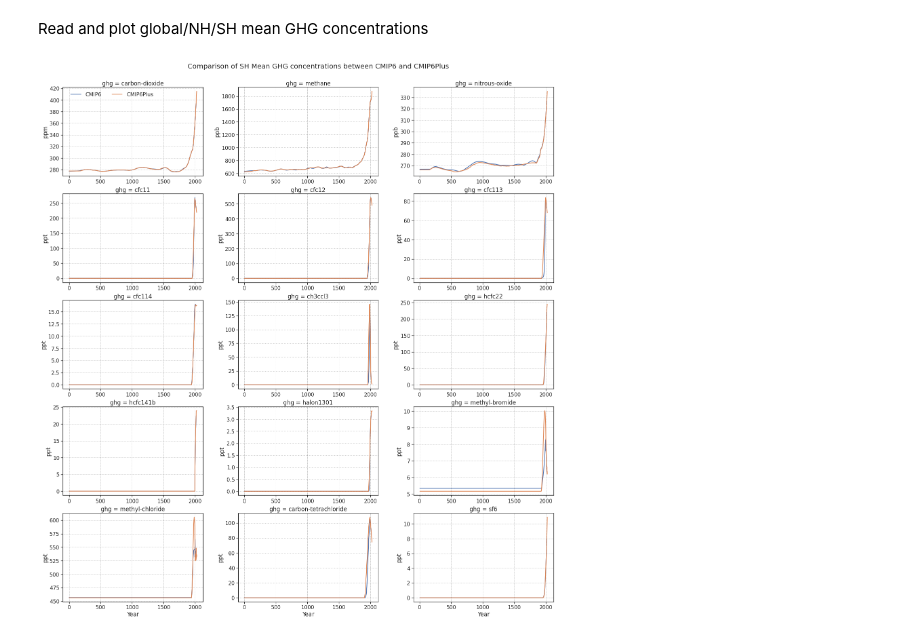
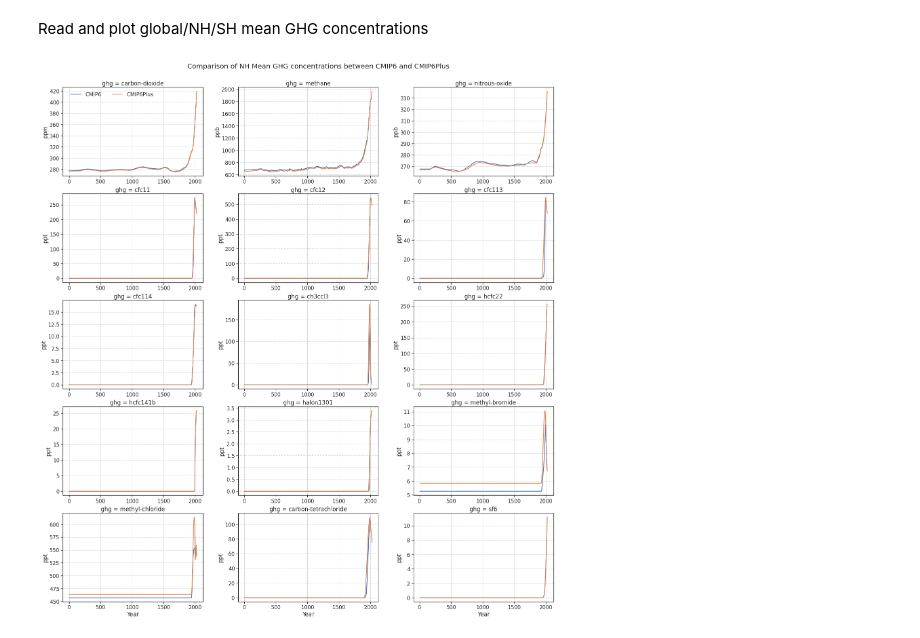
Before and after one commit to vnaik60/evaluate_cmip_forcingdatasets, a Jupyter notebook: ghg/compare_ghgconcs.ipynb, the cells around one changed output. Cells and saved outputs as stored; diff of their text form; code cells hidden in the pictures.

```diff
--- a/ghg/compare_ghgconcs.ipynb
+++ b/ghg/compare_ghgconcs.ipynb
@@ -29,11 +29,11 @@ plist = ['carbon-dioxide','methane','nitrous-oxide','cfc11','cfc12','cfc113','cf
 years = np.arange(0.5, 2023.5,1)
 # %%
 #Define region and figure file
-preg = 2 #global=0, NH=1, SH=2
-region = 'SH'
+preg = 1 #global=0, NH=1, SH=2
+region = 'NH'
 figfile = plotdir+"nh.ghg_comparison.png"
 # %%
-def create_ghg_frames(cmipera,direc,plist,preg):
+def create_ghg_frames(cmipera,direc):
     flist = [os.path.join(r,file) for r,d,f in os.walk(direc) for file in f]
     splist = []
     for nm in flist:
@@ -93,7 +93,7 @@ def create_ghg_frames(cmipera,direc,plist,preg):
     P = P.drop(columns=['index'],errors='ignore')
     return P, units
 # %%
-def plot_ghg (combined_df, units, figfile):
+def plot_ghg (combined_df, units):
     stitle='Comparison of '+region+' Mean GHG concentrations between CMIP6 and CMIP6Plus'
     sns.set_style("ticks")
     sns.set_context("paper", font_scale = 1.9, rc={"grid.linewidth": 2})
@@ -117,15 +117,15 @@ def plot_ghg (combined_df, units, figfile):
     plt.suptitle(stitle, y=1.02)
     plt.savefig(figfile)
 # %%
-df_cmip6, units = create_ghg_frames('CMIP6',cmip6dir,plist,preg)
-df_cmip6p, units = create_ghg_frames('CMIP6Plus',cmip6pdir,plist,preg)
+df_cmip6, units = create_ghg_frames('CMIP6',cmip6dir)
+df_cmip6p, units = create_ghg_frames('CMIP6Plus',cmip6pdir)
 # %%
 xplot = pd.concat([df_cmip6,df_cmip6p],axis=0)
 xplot_melted = xplot.reset_index().melt(id_vars=['Years','mipera'], value_vars=plotlist, var_name='ghg', value_name='concentration')
 # xplot
 # %%
-plot_ghg(xplot_melted,units,figfile)
+plot_ghg(xplot_melted,units)
 # %% [output]
-[figure, old version]
+[figure, new version]
 # %%
 # https://stackoverflow.com/questions/3207219/how-do-i-list-all-files-of-a-directory
```
